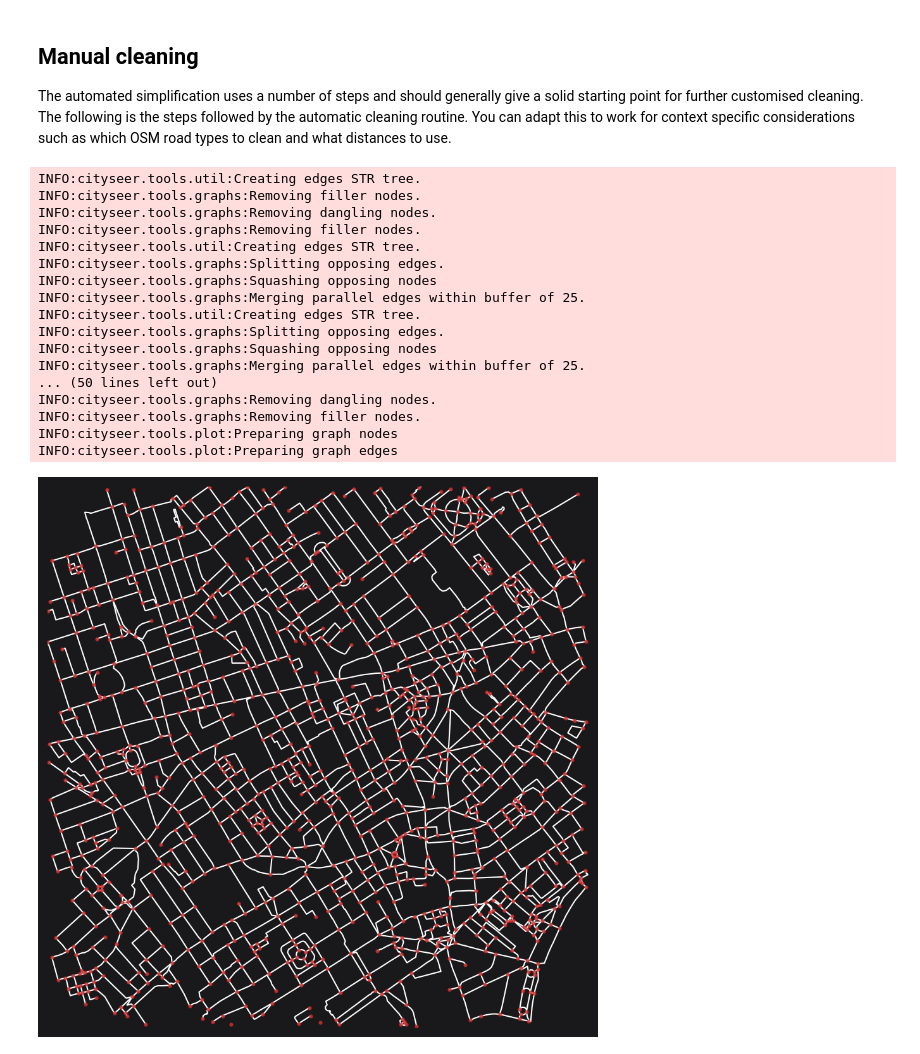
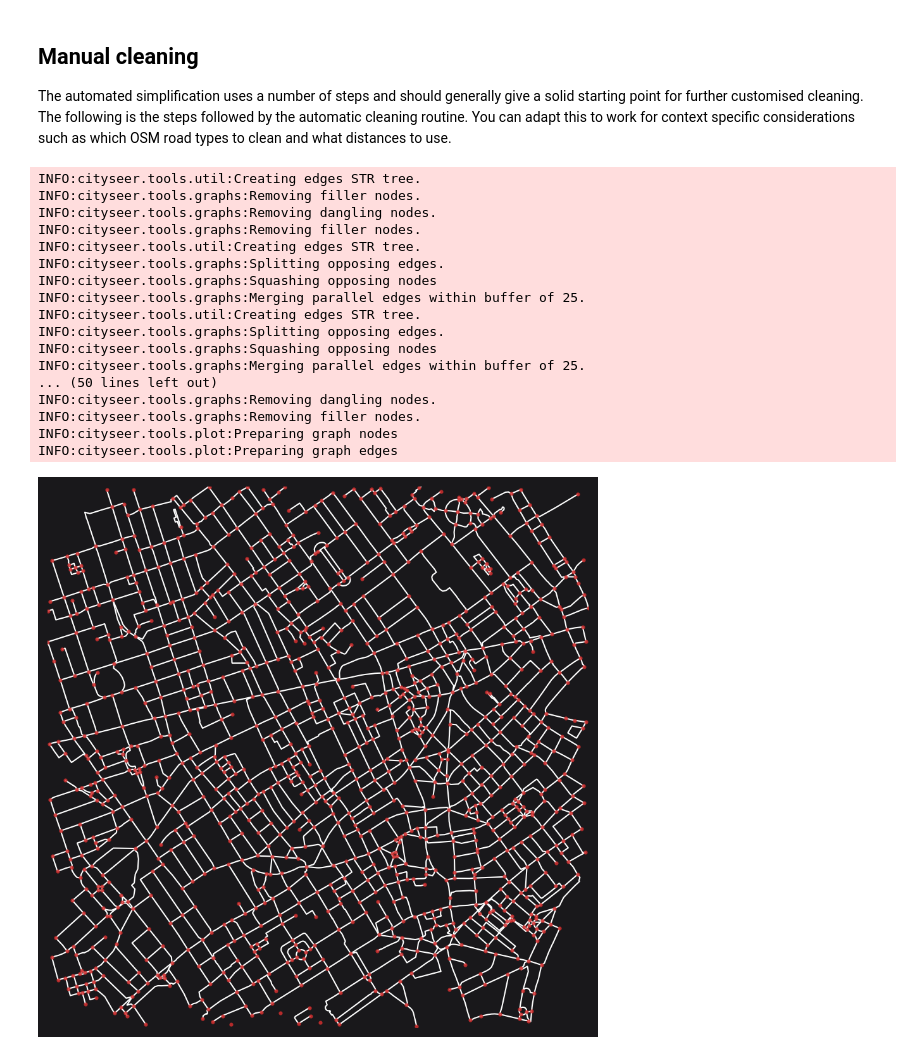
Before and after one commit to benchmark-urbanism/cityseer-examples, a Jupyter notebook: examples/graph_cleaning.ipynb, the cells around one changed output. Cells and saved outputs as stored; diff of their text form; code cells hidden in the pictures.

```diff
--- a/examples/graph_cleaning.ipynb
+++ b/examples/graph_cleaning.ipynb
@@ -98,7 +98,7 @@ The graph after simplification
 The automated simplification uses a number of steps and should generally give a solid starting point for further customised cleaning. The following is the steps followed by the automatic cleaning routine. You can adapt this to work for context specific considerations such as which OSM road types to clean and what distances to use.
 # %%
 # deduplicate by hierarchy
-G = graphs.nx_deduplicate_edges(G_raw)
+G = graphs.nx_deduplicate_edges(G_raw, dissolve_distance=20, max_ang_diff=20)
 # remove disconnected components
 G = graphs.nx_remove_dangling_nodes(G, despine=0, remove_disconnected=100)
 # clean by highway types - leave motorways alone
@@ -245,32 +245,32 @@ for dist in (5, 10):
         ],
         prioritise_by_hwy_tag=True,
         simplify_by_max_angle=max_angle,
     )
 G = graphs.nx_remove_filler_nodes(G)
 G = graphs.nx_merge_parallel_edges(
     G, merge_edges_by_midline=True, contains_buffer_dist=50
 )
-G = graphs.nx_iron_edges(G, min_self_loop_length=100, max_foot_tunnel_length=50)
+G = graphs.nx_iron_edges(G, min_self_loop_length=100, max_foot_tunnel_length=100)
 # do this last to clean up any orphaned sub components
 G = graphs.nx_remove_dangling_nodes(G, despine=25)
 
 simple_plot(G, plot_geoms=True)
 # %% [output]
 INFO:cityseer.tools.util:Creating edges STR tree.
 INFO:cityseer.tools.graphs:Removing filler nodes.
 INFO:cityseer.tools.graphs:Removing dangling nodes.
 INFO:cityseer.tools.graphs:Removing filler nodes.
 INFO:cityseer.tools.util:Creating edges STR tree.
 INFO:cityseer.tools.graphs:Splitting opposing edges.
 INFO:cityseer.tools.graphs:Squashing opposing nodes
 INFO:cityseer.tools.graphs:Merging parallel edges within buffer of 25.
 INFO:cityseer.tools.util:Creating edges STR tree.
 INFO:cityseer.tools.graphs:Splitting opposing edges.
 INFO:cityseer.tools.graphs:Squashing opposing nodes
 INFO:cityseer.tools.graphs:Merging parallel edges within buffer of 25.
 ... (50 lines left out)
 INFO:cityseer.tools.graphs:Removing dangling nodes.
 INFO:cityseer.tools.graphs:Removing filler nodes.
 INFO:cityseer.tools.plot:Preparing graph nodes
 INFO:cityseer.tools.plot:Preparing graph edges
-[figure, old version]
+[figure, new version]
```
Also changed, not shown: parts of 1 cell of this notebook, 4 other files.
